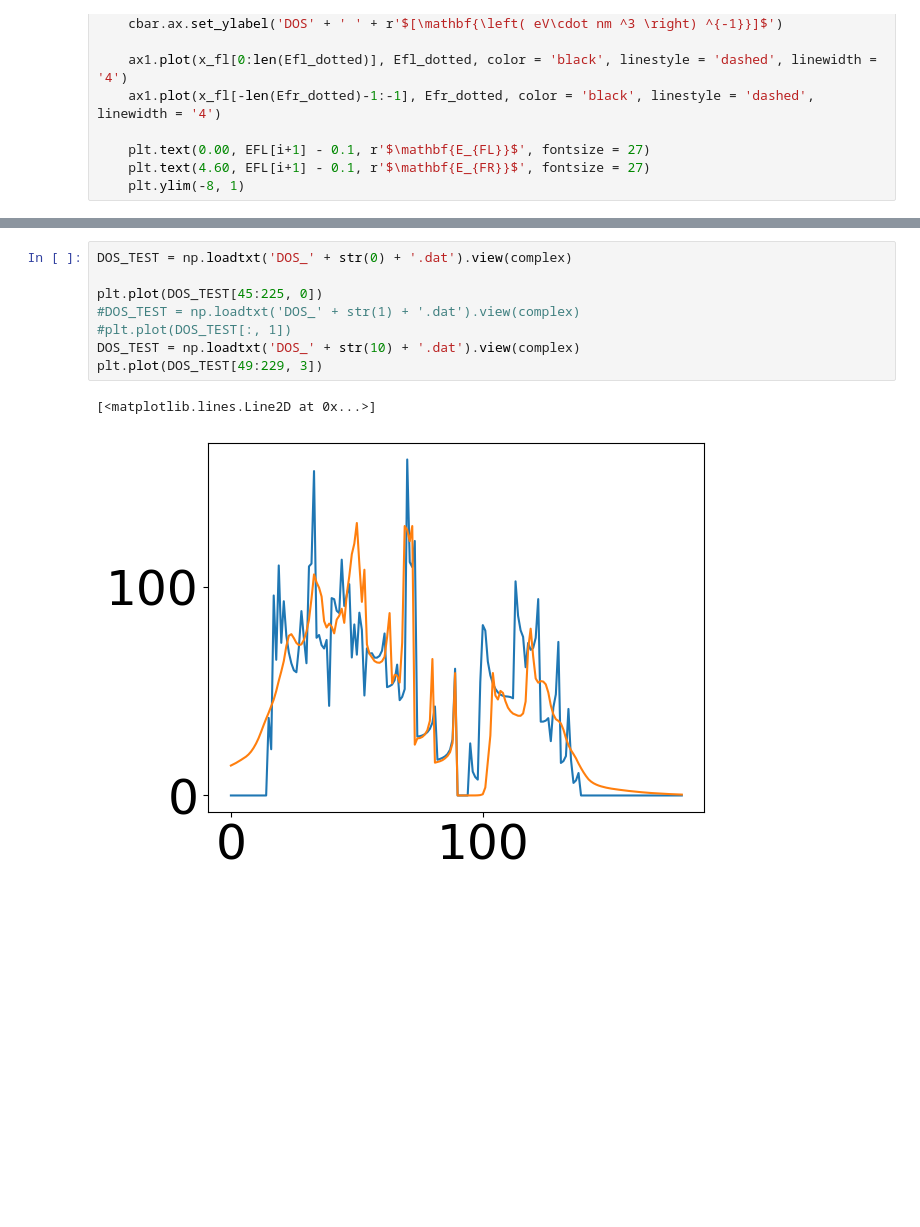
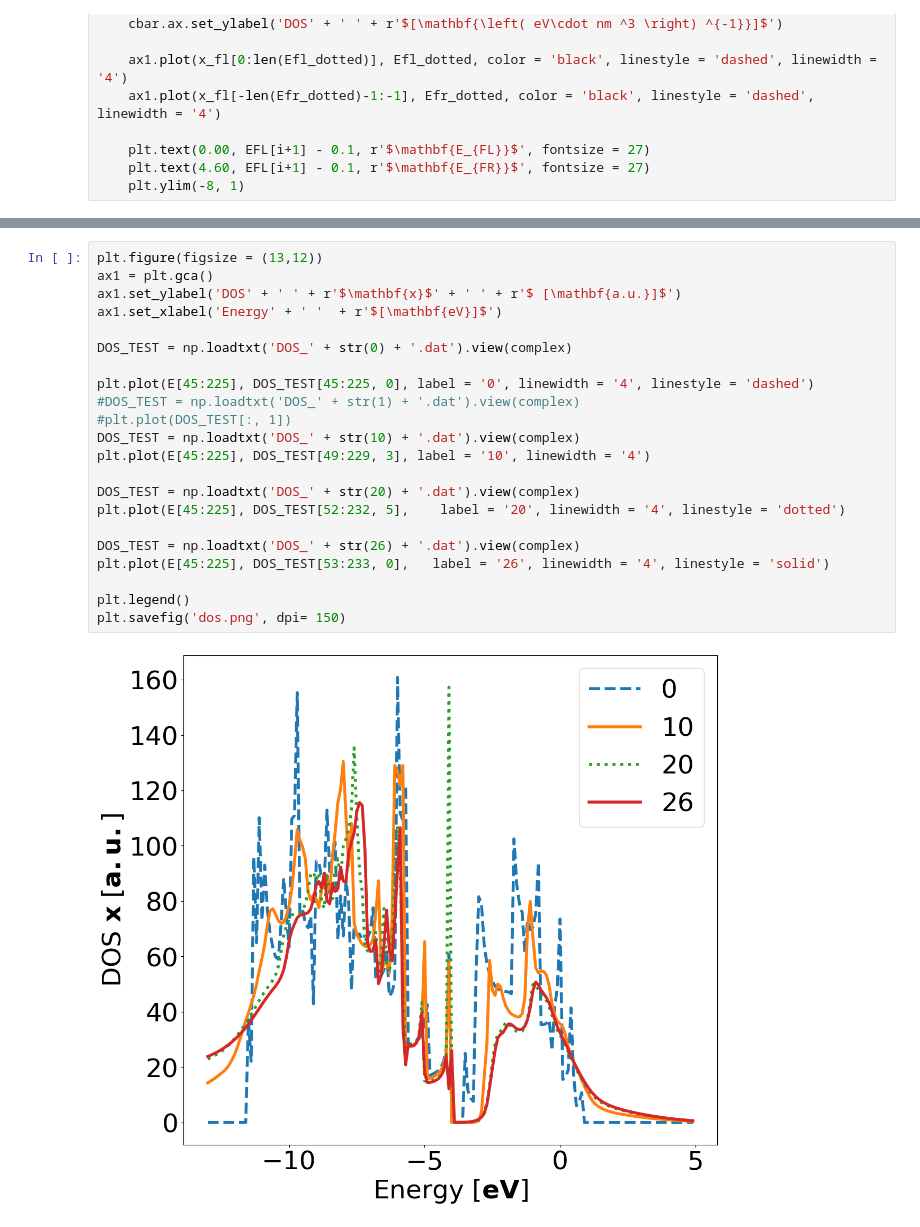
Before and after one commit to Nano-TCAD/QuaTrEx, a Jupyter notebook: quatrex/results/CNT_sc/analysis.ipynb, the cells around one changed output, grey strips where cells are left out. Drawn from its saved outputs; the diff is of its cells as text; blank space fills up the shorter version.

```diff
--- a/quatrex/results/CNT_sc/analysis.ipynb
+++ b/quatrex/results/CNT_sc/analysis.ipynb
@@ -74,11 +74,24 @@ np.max(DOS_TEST[:, 0])
 # %%
+plt.figure(figsize = (13,12))
+ax1 = plt.gca()
+ax1.set_ylabel('DOS' + ' ' + r'$\mathbf{x}$' + ' ' + r'$ [\mathbf{a.u.}]$')
+ax1.set_xlabel('Energy' + ' '  + r'$[\mathbf{eV}]$')
+
 DOS_TEST = np.loadtxt('DOS_' + str(0) + '.dat').view(complex)
 
-plt.plot(DOS_TEST[45:225, 0])
+plt.plot(E[45:225], DOS_TEST[45:225, 0], label = '0', linewidth = '4', linestyle = 'dashed')
 #DOS_TEST = np.loadtxt('DOS_' + str(1) + '.dat').view(complex)
 #plt.plot(DOS_TEST[:, 1])
 DOS_TEST = np.loadtxt('DOS_' + str(10) + '.dat').view(complex)
-plt.plot(DOS_TEST[49:229, 3])
+plt.plot(E[45:225], DOS_TEST[49:229, 3], label = '10', linewidth = '4')
+
+DOS_TEST = np.loadtxt('DOS_' + str(20) + '.dat').view(complex)
+plt.plot(E[45:225], DOS_TEST[52:232, 5],    label = '20', linewidth = '4', linestyle = 'dotted')
+
+DOS_TEST = np.loadtxt('DOS_' + str(26) + '.dat').view(complex)
+plt.plot(E[45:225], DOS_TEST[53:233, 0],   label = '26', linewidth = '4', linestyle = 'solid')
+
+plt.legend()
+plt.savefig('dos.png', dpi= 150)
 # %% [output]
-[<matplotlib.lines.Line2D at 0x...>]
-[figure, old version]
+[figure, new version]
```
Also changed, not shown: parts of 3 cells of this notebook, 6 other files.
